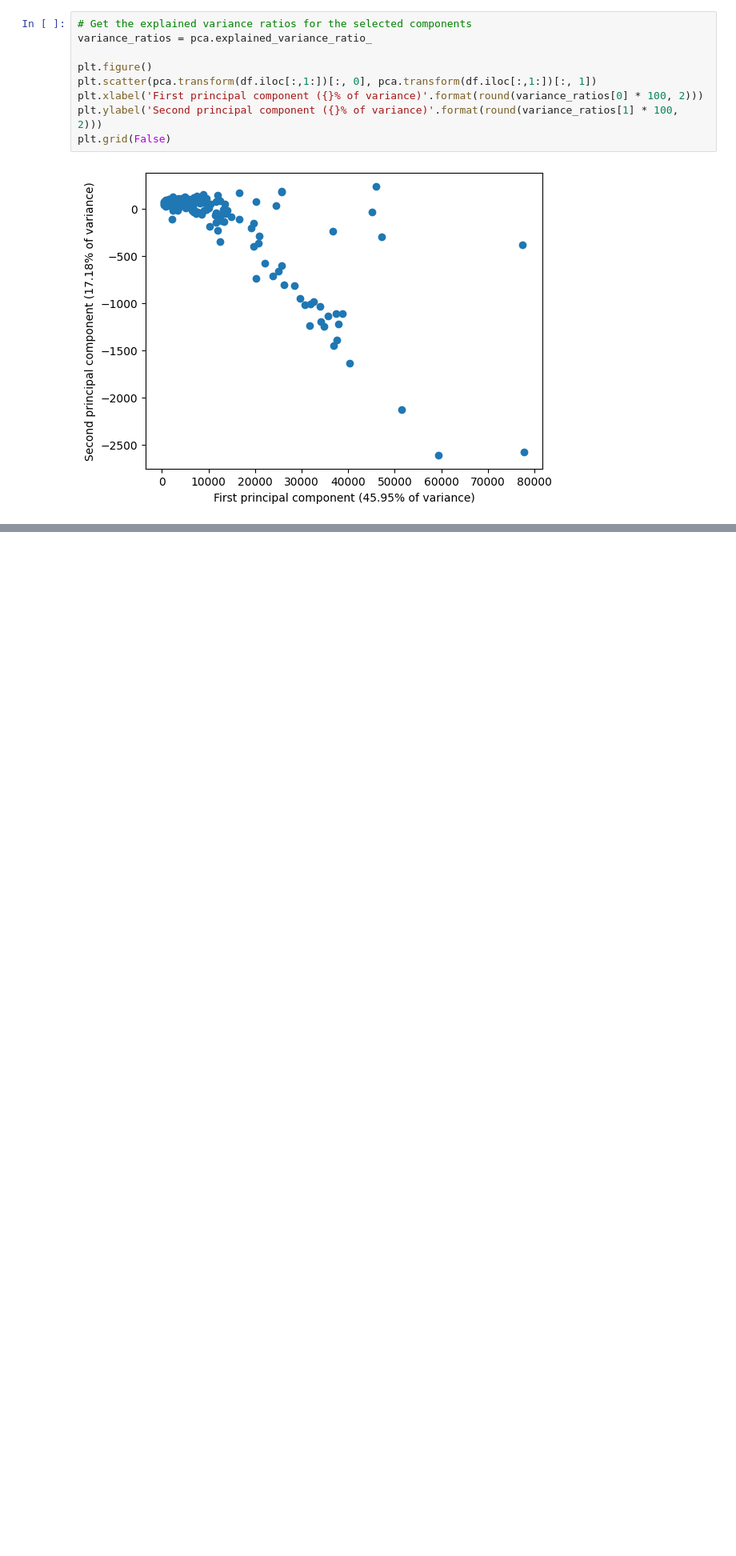
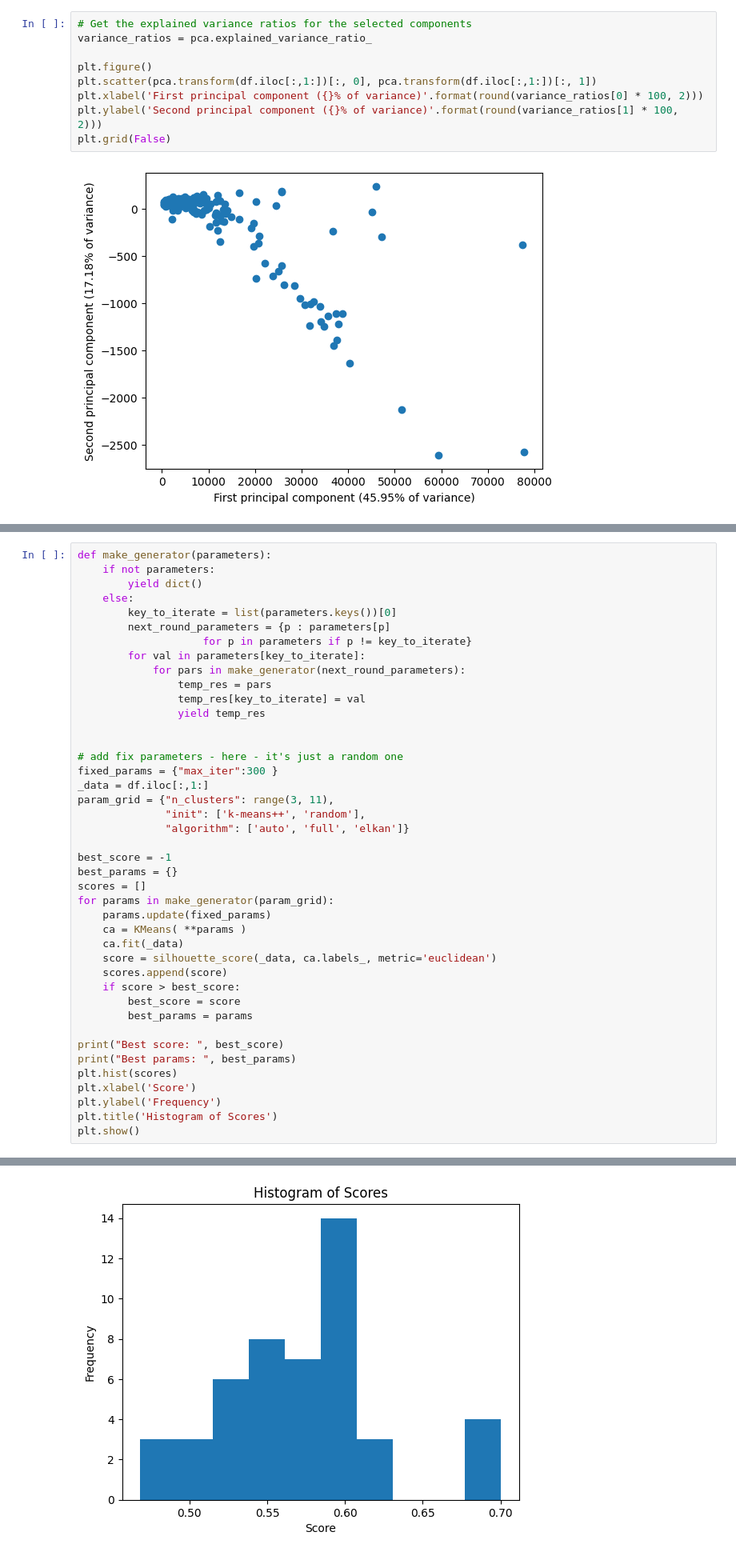
Before and after one commit to xerox123dshdhwx/Classification-Pays, a Jupyter notebook: note.ipynb, the cells around one changed output, grey strips where cells are left out. Shown at 80% size. Drawn from its saved outputs; the diff is of its cells as text; blank space fills up the shorter version.

```diff
--- a/note.ipynb
+++ b/note.ipynb
@@ -237,0 +230,43 @@ The GeoDataFrame you are attempting to plot is empty. Nothing has been displayed
+# %%
+def make_generator(parameters):
+    if not parameters:
+        yield dict()
+    else:
+        key_to_iterate = list(parameters.keys())[0]
+        next_round_parameters = {p : parameters[p]
+                    for p in parameters if p != key_to_iterate}
+        for val in parameters[key_to_iterate]:
+            for pars in make_generator(next_round_parameters):
+                temp_res = pars
+                temp_res[key_to_iterate] = val
+                yield temp_res
+
+
+# add fix parameters - here - it's just a random one
+fixed_params = {"max_iter":300 }
+_data = df.iloc[:,1:]
+param_grid = {"n_clusters": range(3, 11),
+              "init": ['k-means++', 'random'],
+              "algorithm": ['auto', 'full', 'elkan']}
+
+best_score = -1
+best_params = {}
+scores = []
+for params in make_generator(param_grid):
+    params.update(fixed_params)
+    ca = KMeans( **params )
+    ca.fit(_data)
+    score = silhouette_score(_data, ca.labels_, metric='euclidean')
+    scores.append(score)
+    if score > best_score:
+        best_score = score
+        best_params = params
+
+print("Best score: ", best_score)
+print("Best params: ", best_params)
+plt.hist(scores)
+plt.xlabel('Score')
+plt.ylabel('Frequency')
+plt.title('Histogram of Scores')
+plt.show()
+# %% [output]
@@ -237,0 +292 @@ The GeoDataFrame you are attempting to plot is empty. Nothing has been displayed
+[figure, added]
```
Also changed, not shown: parts of 11 cells of this notebook, 2 other files.
